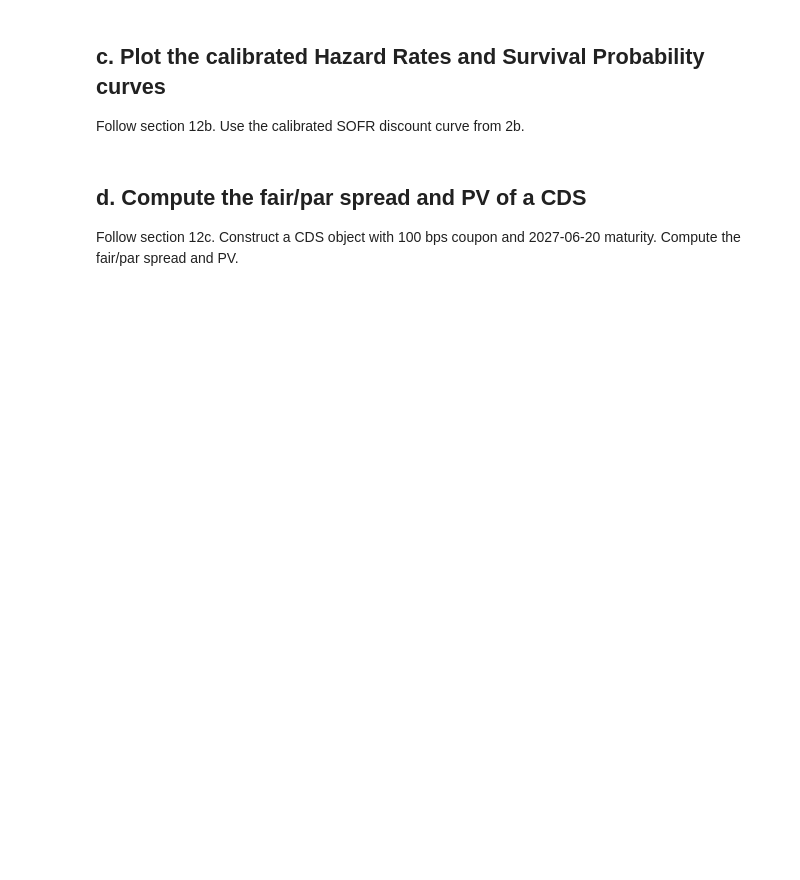
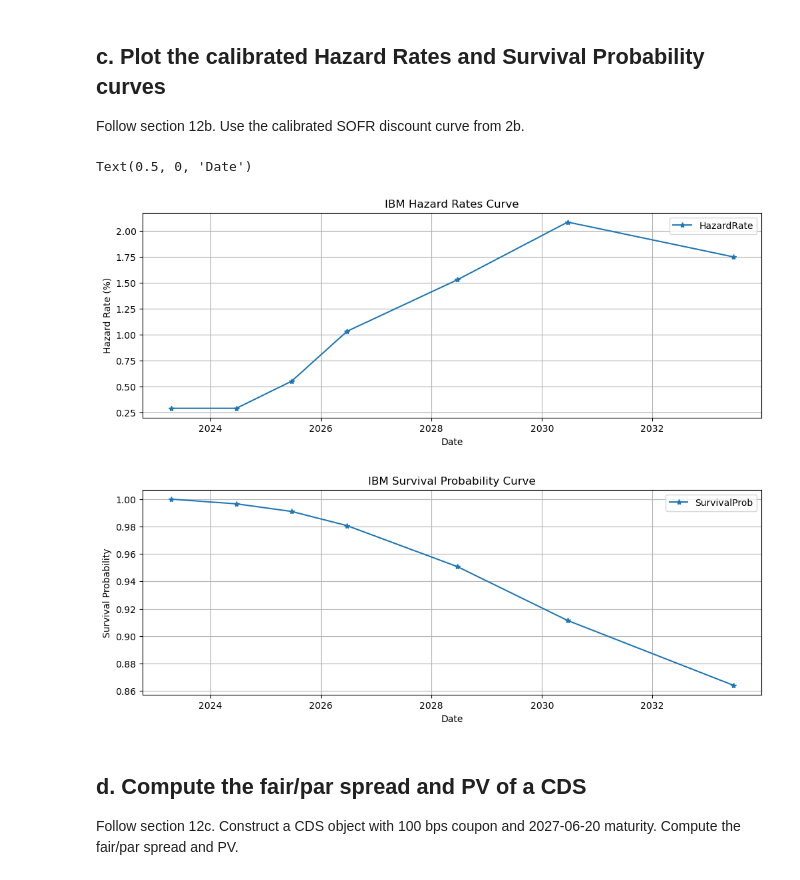
Before and after one commit to alanwake47/FINM-35700-Credit-Markets, a Jupyter notebook: week3/hw3/Homework 3.ipynb, the cells around one changed output. Drawn from its saved outputs; the diff is of its cells as text; code cells hidden in the pictures; blank space fills up the shorter version.

```diff
--- a/week3/hw3/Homework 3.ipynb
+++ b/week3/hw3/Homework 3.ipynb
@@ -797,0 +950,26 @@ Follow section 12a. Use the calibrated SOFR discount curve from 2b.
+# %%
+CDS_recovery_rate = 0.4
+
+# CDS standard tenors: 1Y, 2Y, 3Y, 5Y 7Y and 10Y
+CDS_tenors = [ql.Period(y, ql.Years) for y in [1, 2, 3, 5, 7, 10]]
+
+# CDS spreads for IBM as of calc_date = 2023-04-28
+CDS_spreads = cds_market_data_eod2 * 10000
+
+CDS_helpers = [ql.SpreadCdsHelper((CDS_spread / 10000.0), CDS_tenor, settle_days, ql.TARGET(),
+                                  ql.Quarterly, ql.Following, ql.DateGeneration.TwentiethIMM, ql.Actual360(), CDS_recovery_rate, sofr_yield_curve_handle)
+
+for (CDS_spread, CDS_tenor) in zip(CDS_spreads, CDS_tenors)]
+
+# bootstrap hazard_rate_curve
+hazard_rate_curve = ql.PiecewiseFlatHazardRate(calc_date, CDS_helpers, ql.Actual360())
+hazard_rate_curve.enableExtrapolation()
+
+# Display calibrated hazard rates and survival probabilities
+hazard_list = [(hr[0].to_date(), hr[1] * 100, hazard_rate_curve.survivalProbability(hr[0])) for hr in hazard_rate_curve.nodes()]
+grid_dates, hazard_rates, surv_probs = zip(*hazard_list)
+
+hazard_rates_df = pd.DataFrame(data={'Date': grid_dates,
+                                     'HazardRate': hazard_rates,
+                                     'SurvivalProb': surv_probs})
+hazard_rates_df
@@ -798,6 +985,18 @@ Follow section 12a. Use the calibrated SOFR discount curve from 2b.
 # %% [markdown]
 ## c. Plot the calibrated Hazard Rates and Survival Probability curves
 Follow section 12b. Use the calibrated SOFR discount curve from 2b.
+# %%
+plt = hazard_rates_df.plot(x='Date', y='HazardRate', grid=True, style='*-', title='IBM Hazard Rates Curve', figsize=(12,4))
+plt.set_ylabel('Hazard Rate (%)')
+plt.set_xlabel('Date')
+
+plt = hazard_rates_df.plot(x='Date', y='SurvivalProb', grid=True, style='*-', title='IBM Survival Probability Curve', figsize=(12,4))
+plt.set_ylabel('Survival Probability')
+plt.set_xlabel('Date')
+# %% [output]
+Text(0.5, 0, 'Date')
+[figure, added]
+[figure, added]
 # %% [markdown]
 ## d. Compute the fair/par spread and PV of a CDS
 
```
Also changed, not shown: parts of 33 cells of this notebook, 1 other file.
